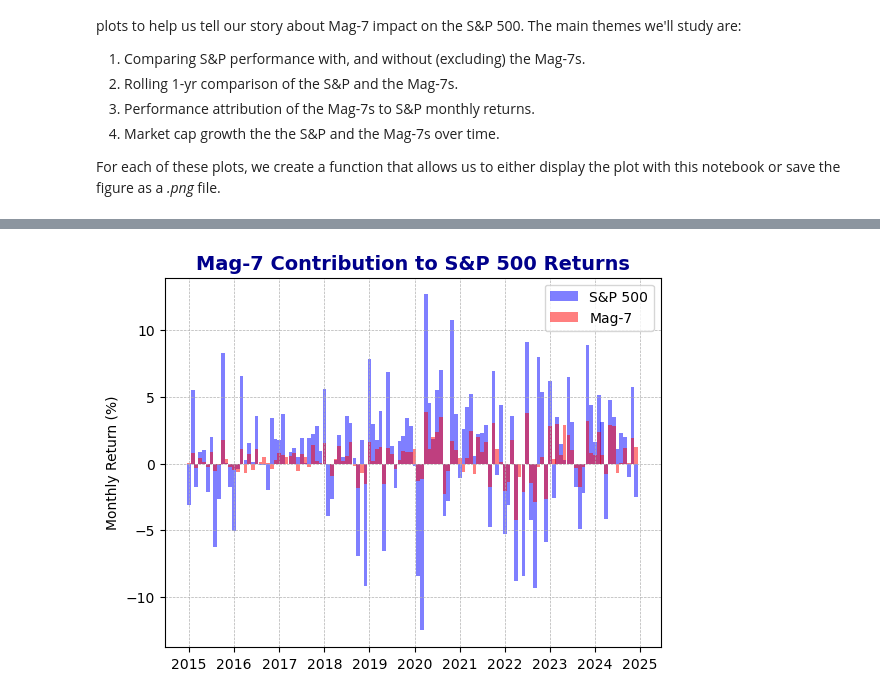
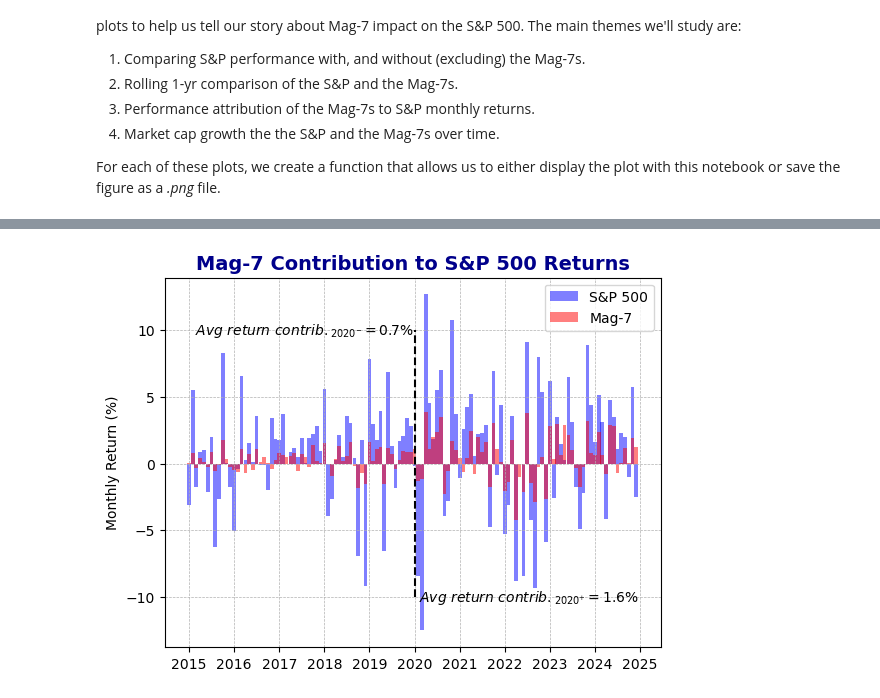
Before and after one commit to rtrimble13/tb-notebooks, a Jupyter notebook: src/202502_mag7.ipynb, the cells around one changed output, grey strips where cells are left out. Cells and saved outputs as stored; diff of their text form; code cells hidden in the pictures.

```diff
--- a/src/202502_mag7.ipynb
+++ b/src/202502_mag7.ipynb
@@ -318,26 +370,38 @@ def plot_mag7_2(fname=None):
 # %%
 ## Plot Mag-7 contribution to S&P 500 returns
 def plot_mag7_3(fname=None):
     fig, ax3 = plt.subplots()
 
     sp500_mr = return_contributions.sp500.mul(100)
     mag7_mr = return_contributions.mag7.mul(100)
 
+    cpr1 = return_contributions.loc[:'2019-12'].mag7.abs().mean() * 100
+    cpr2 = return_contributions.loc['2020-01':].mag7.abs().mean() * 100
+
     width = pd.Timedelta(30, 'd')
     ax3.bar(sp500_mr.index.to_timestamp(), sp500_mr, width=width, label='S&P 500', color='blue',alpha=0.5)
     ax3.bar(mag7_mr.index.to_timestamp(), mag7_mr, width=width, label='Mag-7', color='red',alpha=0.5)
+
+    ii = sp500_mr.loc['2020-01':].index[0].to_timestamp()
+    ax3.vlines(ii, -10, 10, linestyles='--', linewidth=1.5, color='black')
+    ax3.text(ii, 10, f"$Avg\\ return\\ contrib._{{2020^{{-}}}} = {cpr1:.1f}$% ", \
+             color='black', fontsize=10, ha='right', va='center')
+    ax3.text(ii, -10, f" $Avg\\ return\\ contrib._{{2020^{{+}}}} = {cpr2:.1f}$%", \
+             color='black', fontsize=10, ha='left', va='center')
 
     ax3.set_title("Mag-7 Contribution to S&P 500 Returns", fontweight='bold', fontsize=14, color='darkblue')
     ax3.grid(True, which='both', linestyle='--', linewidth=0.5)
     ax3.set_ylabel('Monthly Return (%)')
     ax3.legend()
 
-    if not fname:
+    if fname:
+        plt.savefig(fname, format='jpg', dpi=300)
+    else:
         plt.show()
-    else:
-        None  # todo..
+
+plot_mag7_3()
 # %% [output]
-[figure, old version]
+[figure, new version]
 # %%
 ## Plot the market cap weights over time
 def plot_mag7_4(fname=None):
```
Also changed, not shown: parts of 5 cells of this notebook.
